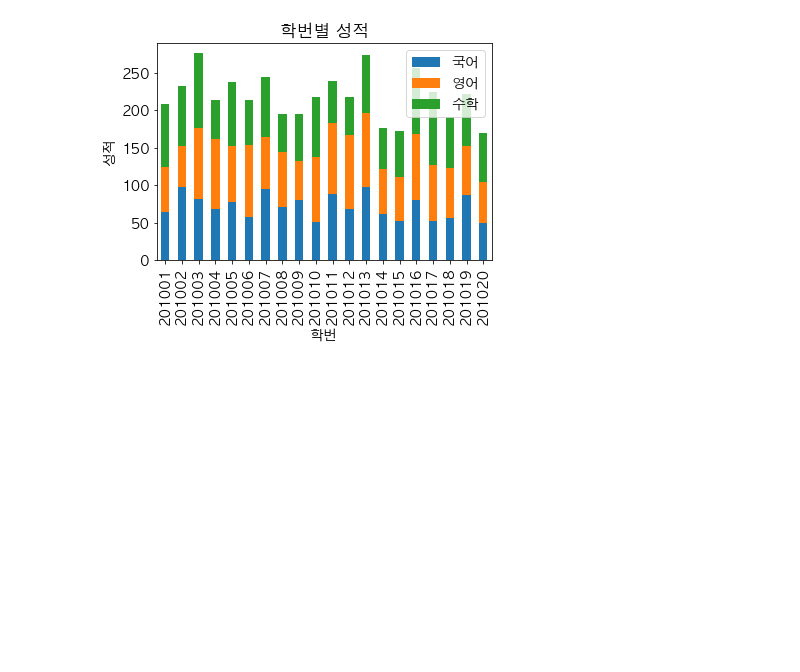
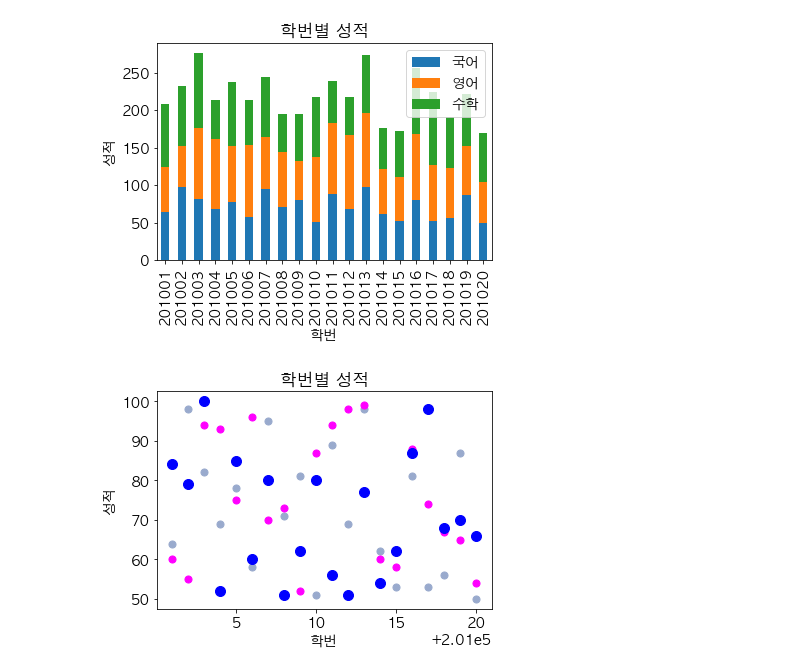
Before and after one commit to War-Oxi/Oxi, a Jupyter notebook: Python_Code/University_real/DataScience/Graph/datafig.ipynb, the cells around one changed output. Drawn from its saved outputs; the diff is of its cells as text; code cells hidden in the pictures; blank space fills up the shorter version.

```diff
--- a/Python_Code/University_real/DataScience/Graph/datafig.ipynb
+++ b/Python_Code/University_real/DataScience/Graph/datafig.ipynb
@@ -81,3 +82,33 @@ data.plot(x='학번', y=columns, kind = 'bar', ax=ax, stacked=True) #누적형
 plt.show()
 # %% [output]
 [figure]
+# %%
+##scatter chart(산점도)
+import pandas as pd
+import matplotlib.pyplot as plt
+
+data = pd.read_csv('../sample.csv')
+
+plt.figure(num="성적 그래프")
+
+# plt.rcParams.update({'font.family':'Malgun Gothic', 'font.size':12})
+plt.rcParams.update({'font.family' : 'AppleGothic', 'font.size':14})
+plt.title("학번별 성적")
+
+
+ax=plt.gca()
+xcolumns = ['학번', '학번', '학번']
+ycolumns = ['국어', '영어', '수학']
+
+color = ['#2091ff', '#99aacd', '#ff00ff', '#00ffff', '#0000ff', '#ffffff'] #산점도의 점 색상
+data.plot(kind='scatter', x='학번', y='국어', ax=ax, color=color[1], s=50)
+data.plot(kind='scatter', x='학번', y='영어', ax=ax, color=color[2], s=50)
+data.plot(kind='scatter', x='학번', y='수학', ax=ax, color=color[4], s=100)
+#s => 점에 대한 사이즈 color => 점에 대한 색상
+
+plt.xlabel("학번")
+plt.ylabel("성적")
+
+plt.show()
+# %% [output]
+[figure, added]
```
Also changed, not shown: parts of 5 cells of this notebook, 4 other files.
